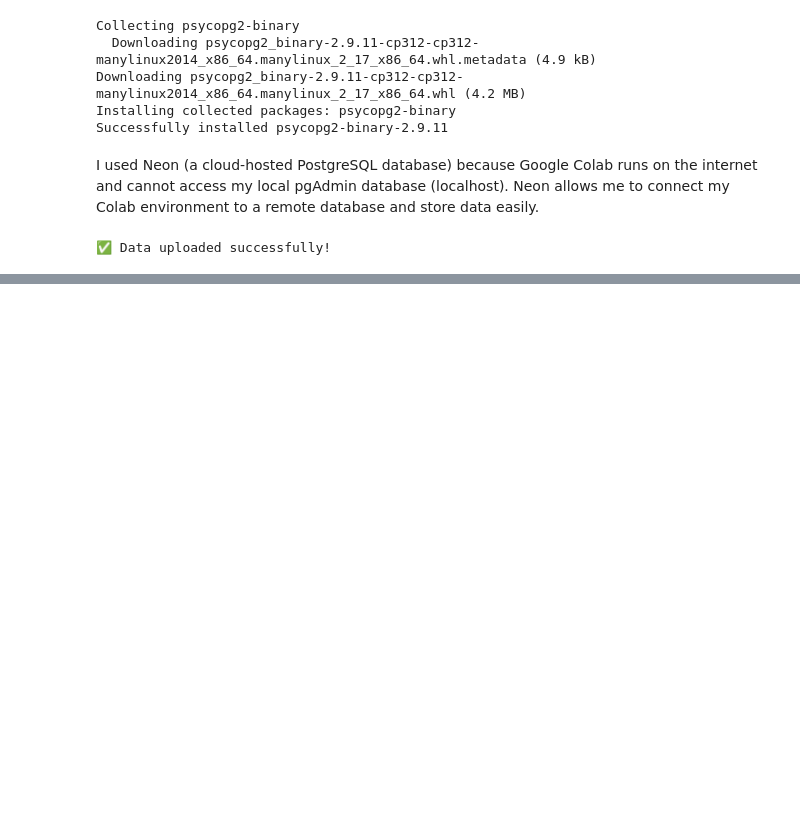
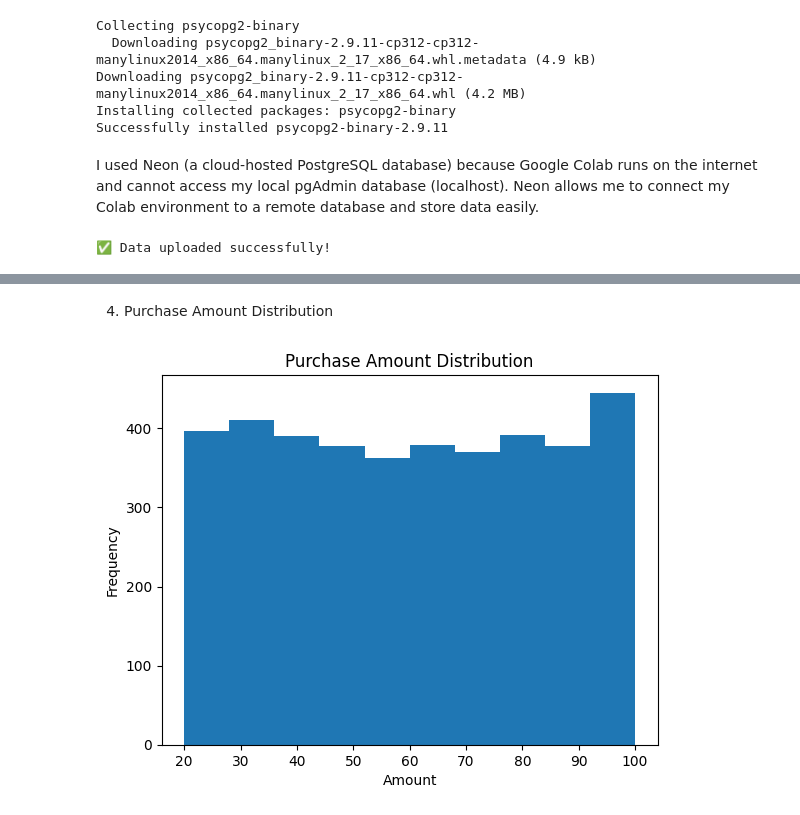
Before and after one commit to Ramya-1026/Customer_Behavior_Analysis, a Jupyter notebook: CUSTOMER_BEHAVIOUR_INTERNSHIP_PROJECT.ipynb, the cells around one changed output, grey strips where cells are left out. Drawn from its saved outputs; the diff is of its cells as text; code cells hidden in the pictures; blank space fills up the shorter version.

```diff
--- a/CUSTOMER_BEHAVIOUR_INTERNSHIP_PROJECT.ipynb
+++ b/CUSTOMER_BEHAVIOUR_INTERNSHIP_PROJECT.ipynb
@@ -198,0 +234,10 @@ print("✅ Data uploaded successfully!")
+# %% [markdown]
+4. Purchase Amount Distribution
+# %%
+plt.hist(df['purchase_amount'], bins=10)
+plt.title("Purchase Amount Distribution")
+plt.xlabel("Amount")
+plt.ylabel("Frequency")
+plt.show()
+# %% [output]
+[figure, added]
```
Also changed, not shown: parts of 10 cells of this notebook.
